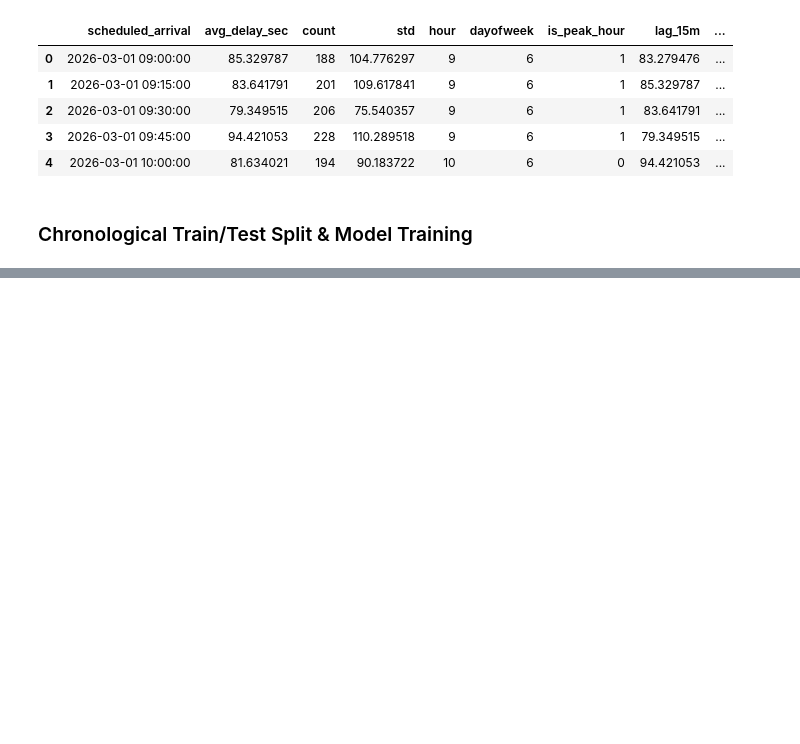
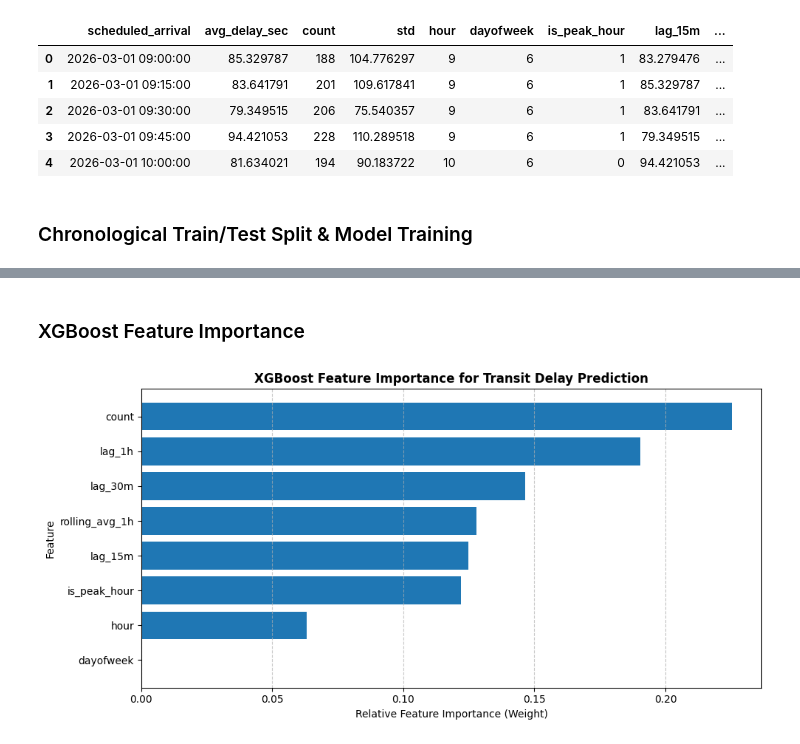
Before and after one commit to Damien-88/Data_Science_Portfolio, a Jupyter notebook: 01_urban_mobility/03_predictive_modeling.ipynb, the cells around one changed output, grey strips where cells are left out. Cells and saved outputs as stored; diff of their text form; code cells hidden in the pictures; blank space fills up the shorter version.

```diff
--- a/01_urban_mobility/03_predictive_modeling.ipynb
+++ b/01_urban_mobility/03_predictive_modeling.ipynb
@@ -107,0 +113,20 @@ print(f"R-squared (R2 Score):          {r2:.4f}")
+# %% [markdown]
+### XGBoost Feature Importance
+# %%
+# Extract feature importances from trained XGBoost model
+importance_df = pd.DataFrame({
+    "Feature": features,
+    "Importance": model.feature_importances_
+}).sort_values(by="Importance", ascending=True)
+
+# Plot horizontal bar chart
+plt.figure(figsize=(10, 5))
+plt.barh(importance_df["Feature"], importance_df["Importance"], color="#1f77b4")
+plt.title("XGBoost Feature Importance for Transit Delay Prediction", fontsize=12, fontweight="bold")
+plt.xlabel("Relative Feature Importance (Weight)", fontsize=10)
+plt.ylabel("Feature", fontsize=10)
+plt.grid(axis="x", linestyle="--", alpha=0.7)
+plt.tight_layout()
+plt.show()
+# %% [output]
+[figure, added]
```
Also changed, not shown: parts of 3 cells of this notebook.
